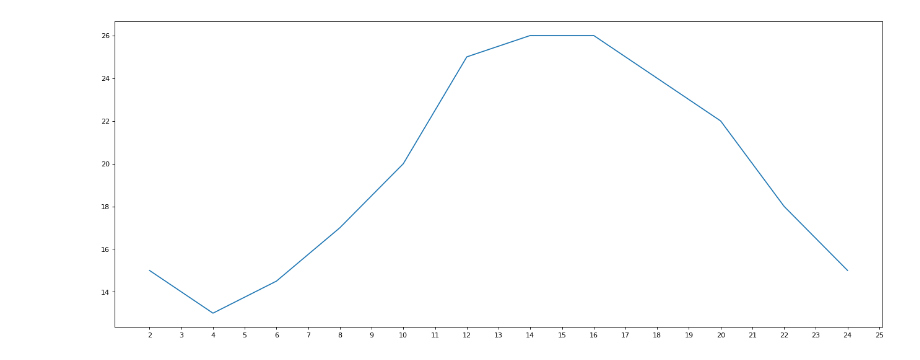
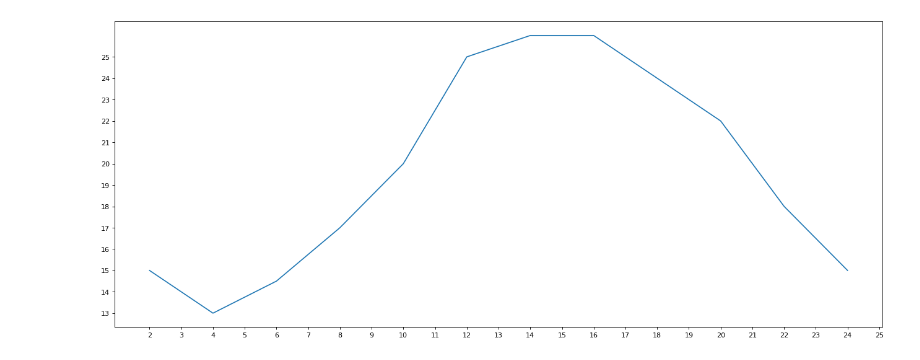
Before and after one commit to V-Alon/Python-LEarning-Record, a Jupyter notebook: day67/设置及图片大小.ipynb, the cells around one changed output. Cells and saved outputs as stored; diff of their text form; code cells hidden in the pictures.

```diff
--- a/day67/设置及图片大小.ipynb
+++ b/day67/设置及图片大小.ipynb
@@ -1,19 +1,21 @@
 # %%
 import matplotlib.pyplot as plt
 fig = plt.figure(figsize=(20,8),dpi=80)
 #figure图像图标的意思,这里指的就是我们画的图
 #通过实例化一个figure并且传递参数,就能够在后台自动使用该figure实例
 #在图形模糊的时候可以传入dpi参数,让图片更加清晰
 x=range(2,26,2)
     #数据在x轴的位置,是一个可迭代对象
 y=[15,13,14.5,17,20,25,26,26,24,22,18,15]
     #数据在y轴的位置
     #
 
 #设置x的刻度
 plt.xticks(range(2,26))
+#设置y的刻度
+plt.yticks(range(min(y),max(y)))
 plt.plot(x,y)#传入xy的数值,通过plot绘制出折线图
 # plt.savefig("./sig_size.png")#保存图片     存为svg这种图片格式,放大不会有锯齿
 plt.show()
 # %% [output]
-[figure, old version]
+[figure, new version]
```
Also changed, not shown: 3 other files.
